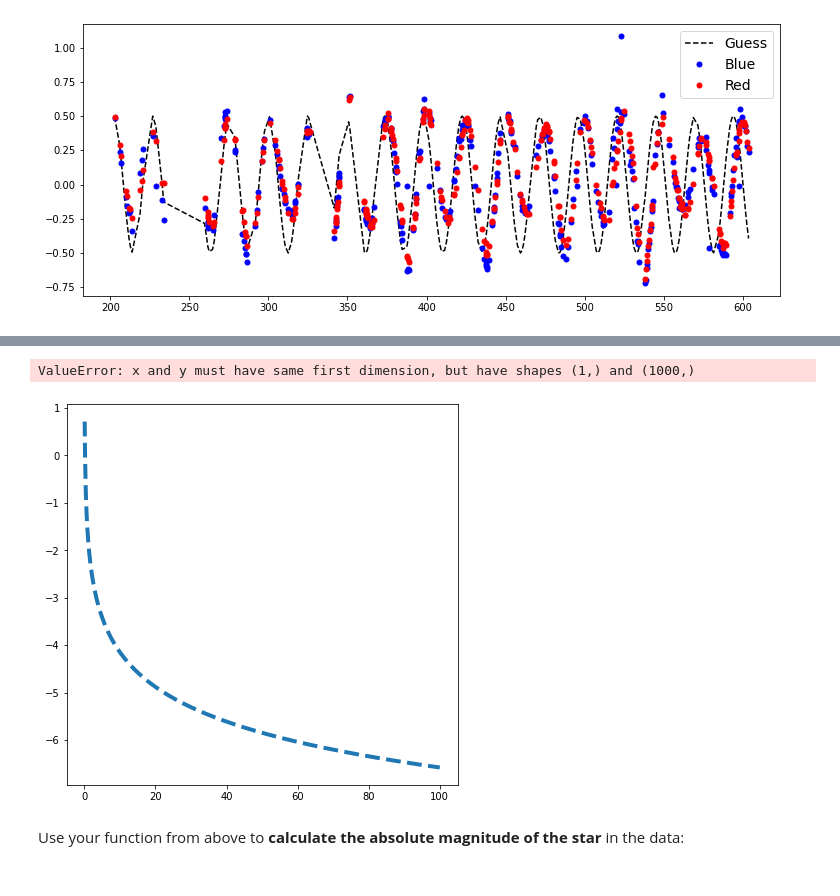
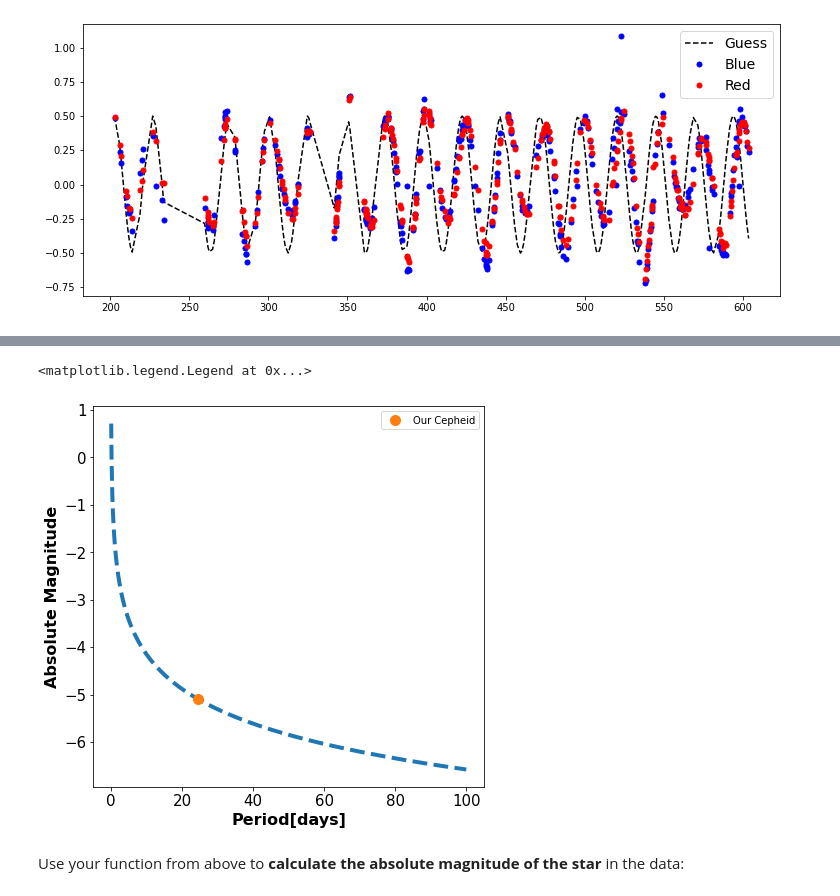
Before and after one commit to blaketjohnson/Astro3190_BJohnson, a Jupyter notebook: lessons/Cepheid_research_Johnson.ipynb, the cells around one changed output, grey strips where cells are left out. Saved outputs shown, nothing was run; the diff lists cells and outputs as text; code cells hidden in the pictures.

```diff
--- a/lessons/Cepheid_research_Johnson.ipynb
+++ b/lessons/Cepheid_research_Johnson.ipynb
@@ -118,30 +118,35 @@ def period_to_absolute_magnitude(T):
 # %%
 #Shape figure
 plt.figure(figsize=(7,7))
 
 #Make an array of periods
 periods = np.linspace(0,100,1000)
 plt.plot(periods,period_to_absolute_magnitude(periods),linestyle='--',
          linewidth=4)
 
 #Call the period_to_absolute_magnitude function inside the
 #plotting call to plot one point with our
 #best guess period and the corresponding absolute magnitude
-plt.plot(period_guess,period_to_absolute_magnitude(periods),'o',
+plt.plot(period_guess,period_to_absolute_magnitude(period_guess),'o',
         label='Our Cepheid', markersize=10)
 
 # Label the axes
+plt.xlabel('Period[days]',fontweight='bold',fontsize='16',color = 'black')
+plt.ylabel('Absolute Magnitude',fontweight='bold',fontsize='16',color='black')
 #(Unneccessary, but nice) You can use a word processing language
 # called LaTeX to format axis labels
 
 
 #Make tick numbers larger
 
+plt.xticks(fontsize=15)
+plt.yticks(fontsize=15)
 
 #Add legend
+plt.legend()
 # %% [output]
-ValueError: x and y must have same first dimension, but have shapes (1,) and (1000,)
+<matplotlib.legend.Legend at 0x...>
-[figure, old version]
+[figure, new version]
 # %% [markdown]
 Use your function from above to **calculate the absolute magnitude of the star** in the data:
 # %% [markdown]
```
Also changed, not shown: parts of 2 cells of this notebook, 1 other file.
